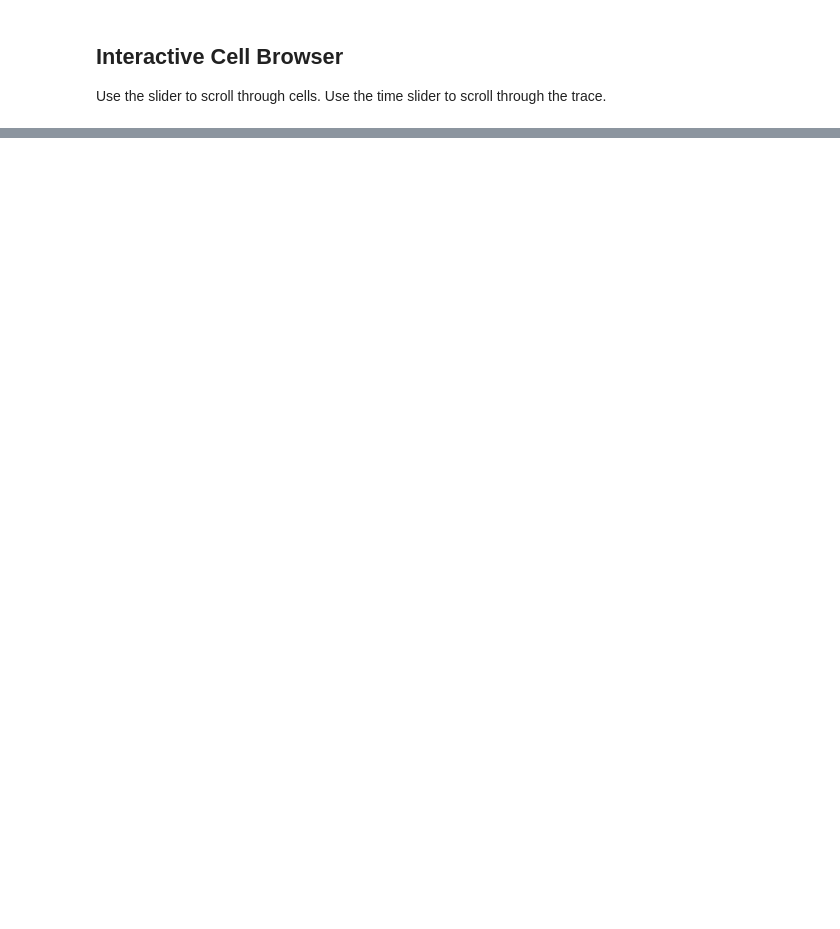
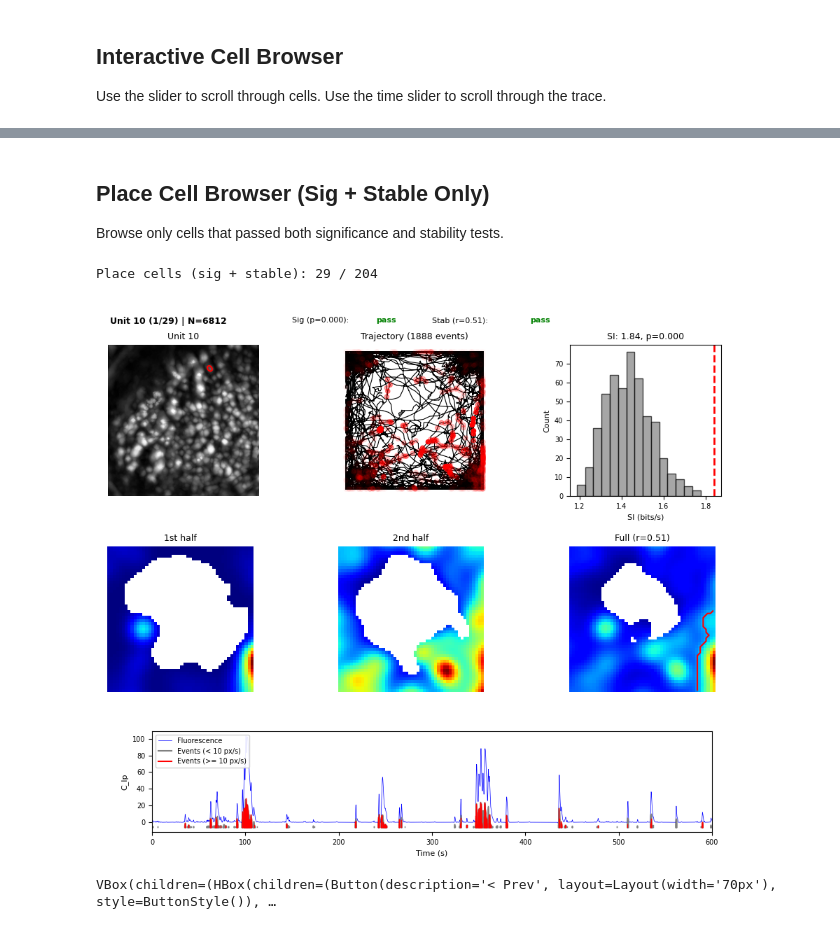
Before and after one commit to miniscope/placecell, a Jupyter notebook: notebook/workflow_2D.ipynb, the cells around one changed output, grey strips where cells are left out. Drawn from its saved outputs; the diff is of its cells as text; code cells hidden in the pictures; blank space fills up the shorter version.

```diff
--- a/notebook/workflow_2D.ipynb
+++ b/notebook/workflow_2D.ipynb
@@ -609,0 +809,39 @@ display(controls)
+# %% [markdown]
+## Place Cell Browser (Sig + Stable Only)
+
+Browse only cells that passed both significance and stability tests.
+# %%
+%matplotlib widget
+
+# place_cell_results and _is_place_cell are defined in the coverage cell above
+place_cell_units = sorted(place_cell_results.keys())
+print(f"Place cells (sig + stable): {len(place_cell_units)} / {len(unit_results)}")
+
+if len(place_cell_units) > 0:
+    fig_pc, controls_pc = create_unit_browser(
+        unit_results=place_cell_results,
+        unique_units=place_cell_units,
+        trajectory_df=trajectory_df,
+        df_all_events=df_all_events,
+        max_proj=max_proj,
+        footprints=footprints,
+        x_edges=x_edges,
+        y_edges=y_edges,
+        occupancy_time=occupancy_time,
+        trace_name=trace_name,
+        neural_fps=neural_fps,
+        speed_threshold=speed_threshold,
+        p_value_threshold=p_value_threshold,
+        stability_threshold=stability_threshold,
+        trace_time_window=trace_time_window,
+        place_field_threshold=0.3,
+        place_field_min_bins=place_field_min_bins,
+    )
+    plt.show()
+    display(controls_pc)
+else:
+    print("No cells passed both significance and stability tests.")
+# %% [output]
+Place cells (sig + stable): 29 / 204
+[figure, added]
+VBox(children=(HBox(children=(Button(description='< Prev', layout=Layout(width='70px'), style=ButtonStyle()), …
```
Also changed, not shown: parts of 21 cells of this notebook, 5 other files.
